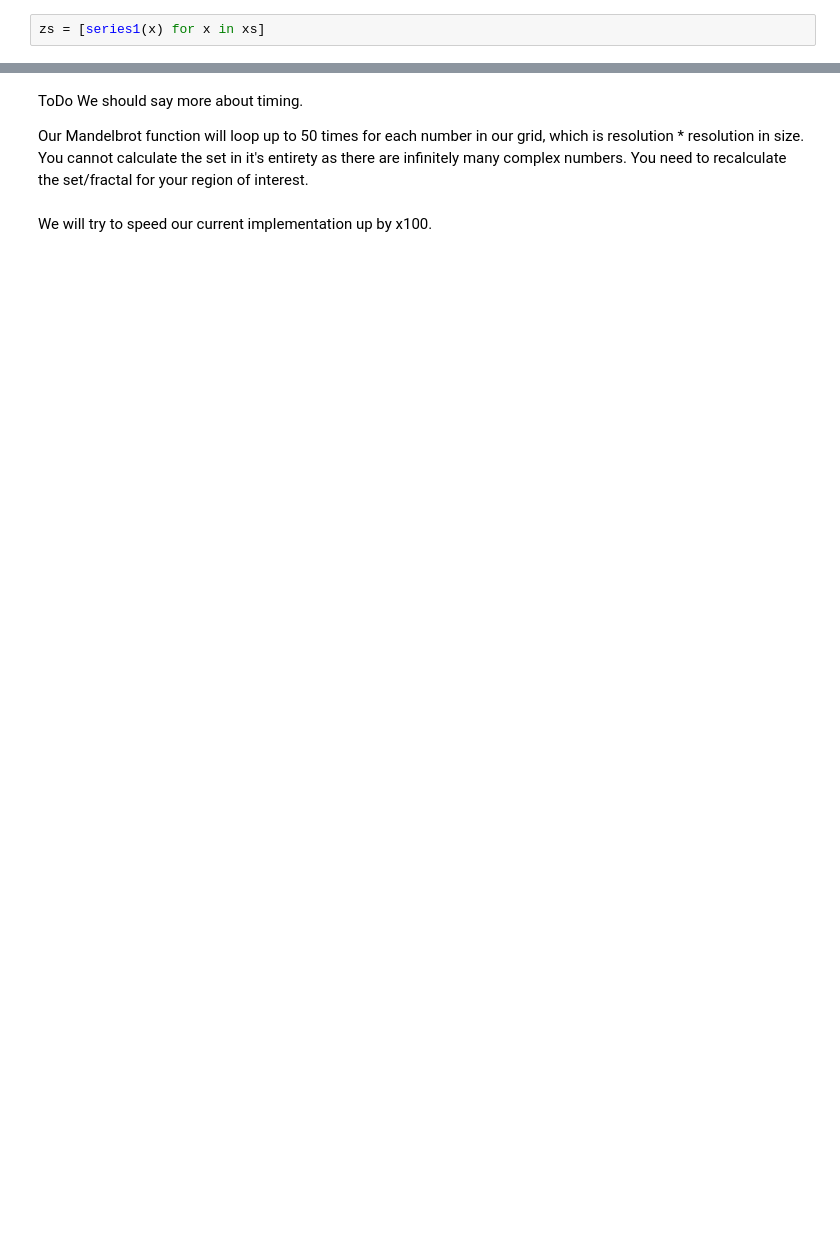
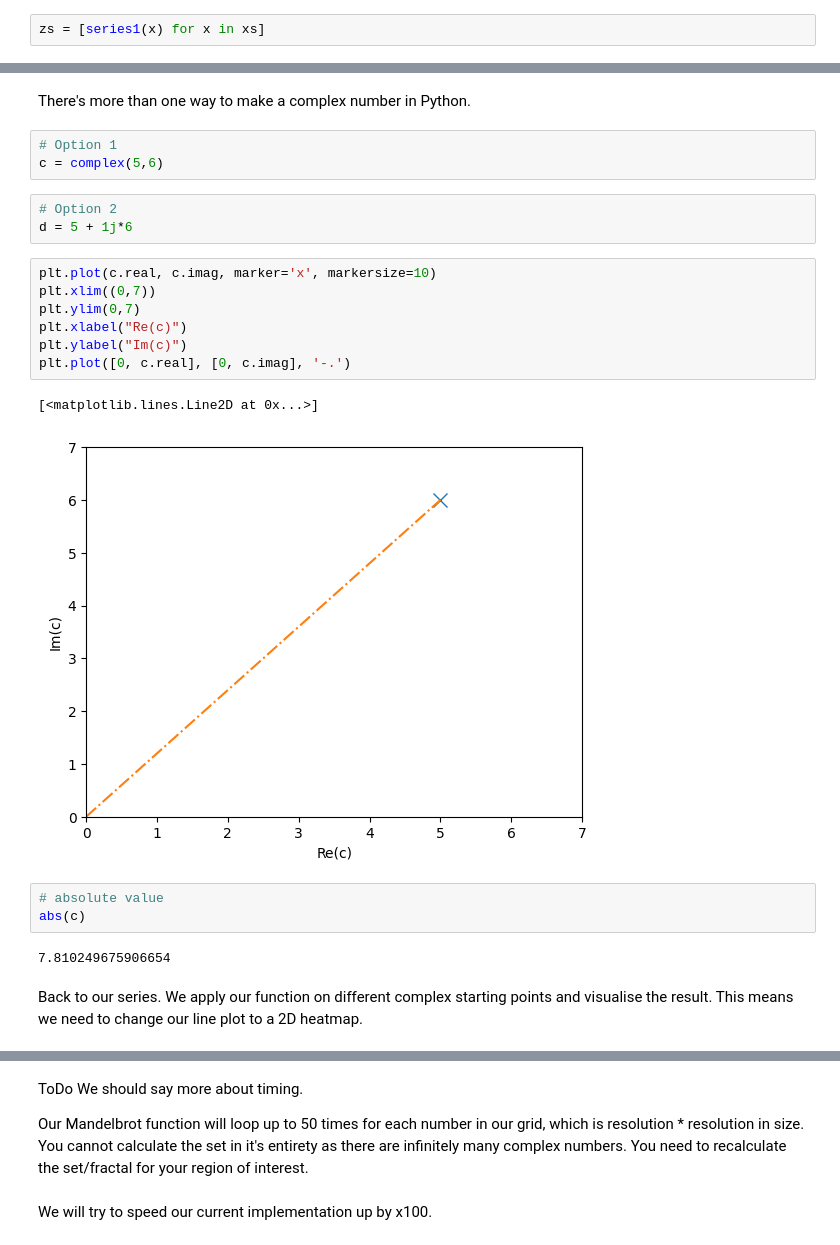
Before and after one commit to alan-turing-institute/rse-course, a Jupyter notebook: module09_programming_for_speed/09_00_performance_programming.ipynb, the cells around one changed output, grey strips where cells are left out. Cells and saved outputs as stored; diff of their text form; blank space fills up the shorter version.

```diff
--- a/module09_programming_for_speed/09_00_performance_programming.ipynb
+++ b/module09_programming_for_speed/09_00_performance_programming.ipynb
@@ -213,0 +99,26 @@ zs = [[mandel(x + y*1j) for x in xs] for y in ys]
+# %% [markdown]
+There's more than one way to make a complex number in Python.
+# %%
+# Option 1
+c = complex(5,6)
+# %%
+# Option 2
+d = 5 + 1j*6
+# %%
+plt.plot(c.real, c.imag, marker='x', markersize=10)
+plt.xlim((0,7))
+plt.ylim(0,7)
+plt.xlabel("Re(c)")
+plt.ylabel("Im(c)")
+plt.plot([0, c.real], [0, c.imag], '-.')
+# %% [output]
+[<matplotlib.lines.Line2D at 0x...>]
+[figure, added]
+# %%
+# absolute value
+abs(c)
+# %% [output]
+7.810249675906654
+# %% [markdown]
+Back to our series. We apply our function on different complex starting points and visualise the result.
+This means we need to change our line plot to a 2D heatmap.
```
Also changed, not shown: parts of 47 cells of this notebook, 4 other files.
